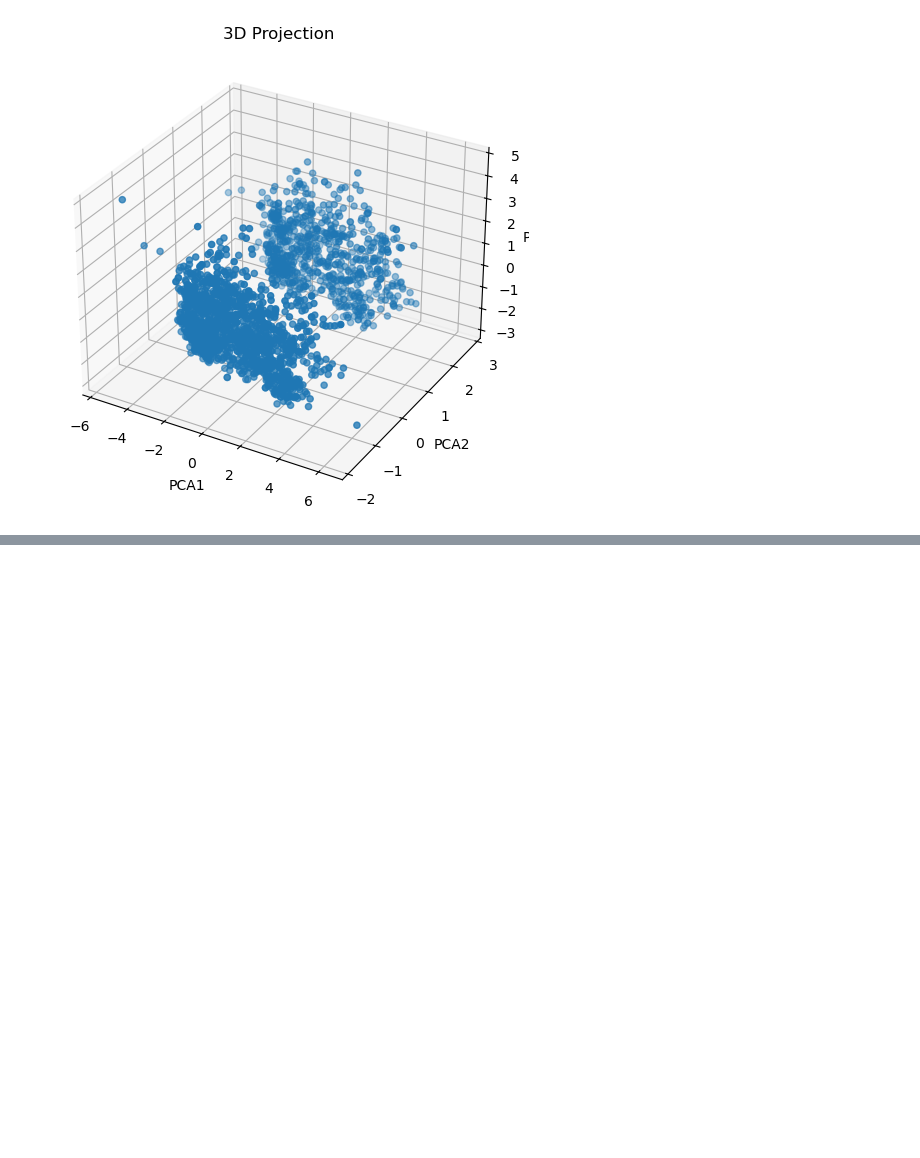
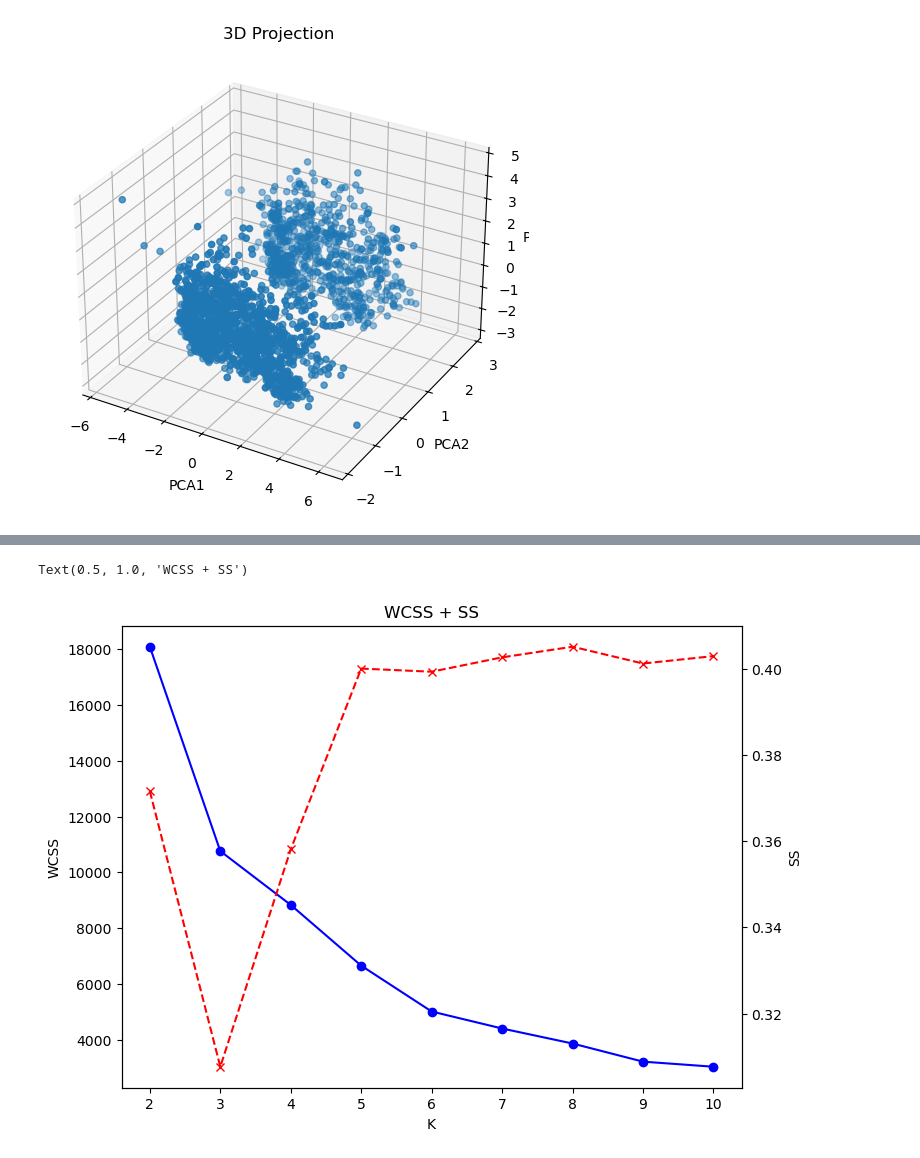
Before and after one commit to SyedMaaz786/AI_ML_Learning, a Jupyter notebook: 5-Unsupervised_Learning/minor_project-1.ipynb, the cells around one changed output, grey strips where cells are left out. Saved outputs shown, nothing was run; the diff lists cells and outputs as text; code cells hidden in the pictures; blank space fills up the shorter version.

```diff
--- a/5-Unsupervised_Learning/minor_project-1.ipynb
+++ b/5-Unsupervised_Learning/minor_project-1.ipynb
@@ -338,0 +388,19 @@ Text(0.5, 0.92, '3D Projection')
+# %%
+# wcss and ss together
+
+k_range = range(2,11)
+
+fig, ax1 = plt.subplots(figsize=(8,6))
+
+ax1.plot(k_range, wcss[:len(k_range)], marker="o", color="blue")
+ax1.set_xlabel("K")
+ax1.set_ylabel("WCSS")
+
+ax2=ax1.twinx()
+ax2.plot(k_range, ss[:len(k_range)], marker="x", color="red", linestyle="--")
+ax2.set_ylabel("SS")
+
+plt.title("WCSS + SS")
+# %% [output]
+Text(0.5, 1.0, 'WCSS + SS')
+[figure, added]
```
Also changed, not shown: parts of 9 cells of this notebook, 2 other files.
